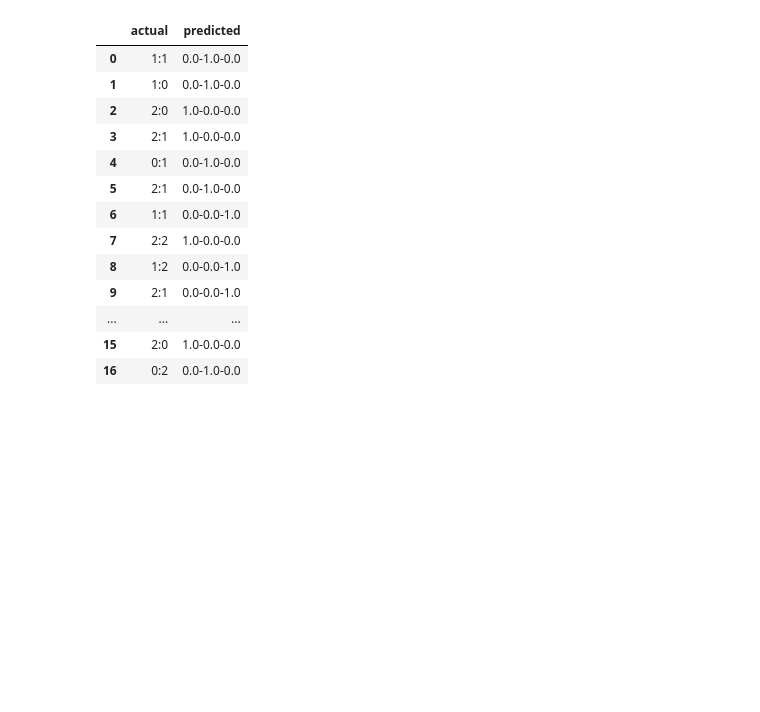
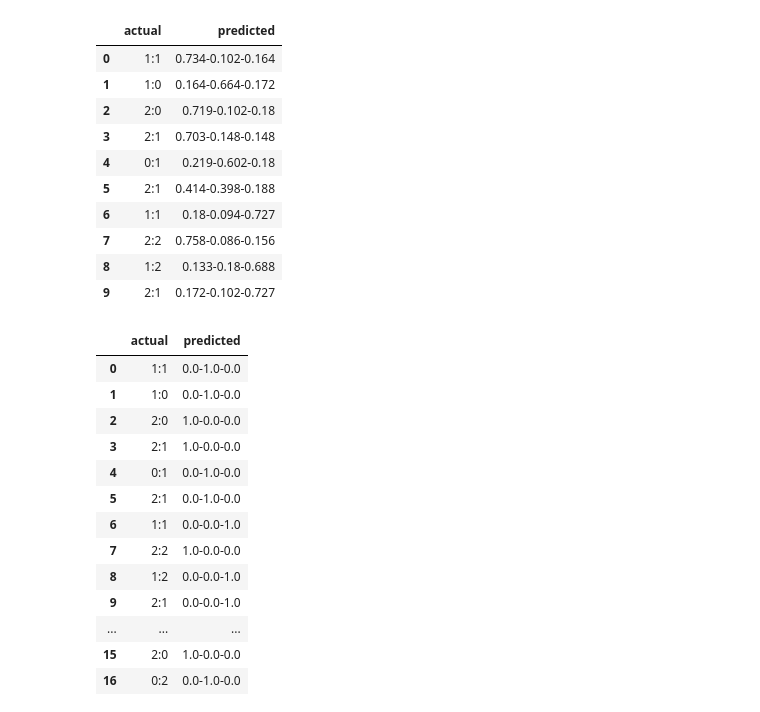
Before and after one commit to s-morten/packing-report, a Jupyter notebook: xT-impact/dnn/nn_lstm.ipynb, the cells around one changed output. Saved outputs shown, nothing was run; the diff lists cells and outputs as text; code cells hidden in the pictures; blank space fills up the shorter version.

```diff
--- a/xT-impact/dnn/nn_lstm.ipynb
+++ b/xT-impact/dnn/nn_lstm.ipynb
@@ -296,7 +671,9 @@ eval_result
 # %%
 preds = []
-for x in range(1000):
-    preds.append(model(X_test, training=True))
-
+for x in range(step_size):
+    preds.append(model(X_test))
 preds = np.stack(preds)
-# preds = preds.astype(int)
+predictions_home = np.swapaxes(preds, 0, 1)[:, :, 0]
+predictions_away = np.swapaxes(preds, 0, 1)[:, :, 1]
+home_std = np.std(predictions_home, axis=1)
+away_std = np.std(predictions_away, axis=1)
@@ -609,3 +809,17 @@ auswertung.to_csv("lstm_analysis.csv", sep=";", index=False)
+# %%
+df_res.head(10)
+# %% [output]
+|  | actual | predicted |
+| 0 | 1:1 | 0.734-0.102-0.164 |
+| 1 | 1:0 | 0.164-0.664-0.172 |
+| 2 | 2:0 | 0.719-0.102-0.18 |
+| 3 | 2:1 | 0.703-0.148-0.148 |
+| 4 | 0:1 | 0.219-0.602-0.18 |
+| 5 | 2:1 | 0.414-0.398-0.188 |
+| 6 | 1:1 | 0.18-0.094-0.727 |
+| 7 | 2:2 | 0.758-0.086-0.156 |
+| 8 | 1:2 | 0.133-0.18-0.688 |
+| 9 | 2:1 | 0.172-0.102-0.727 |
 # %%
 act_res = []
 for h, a in y_test:
```
Also changed, not shown: parts of 17 cells of this notebook, 2 other files.
